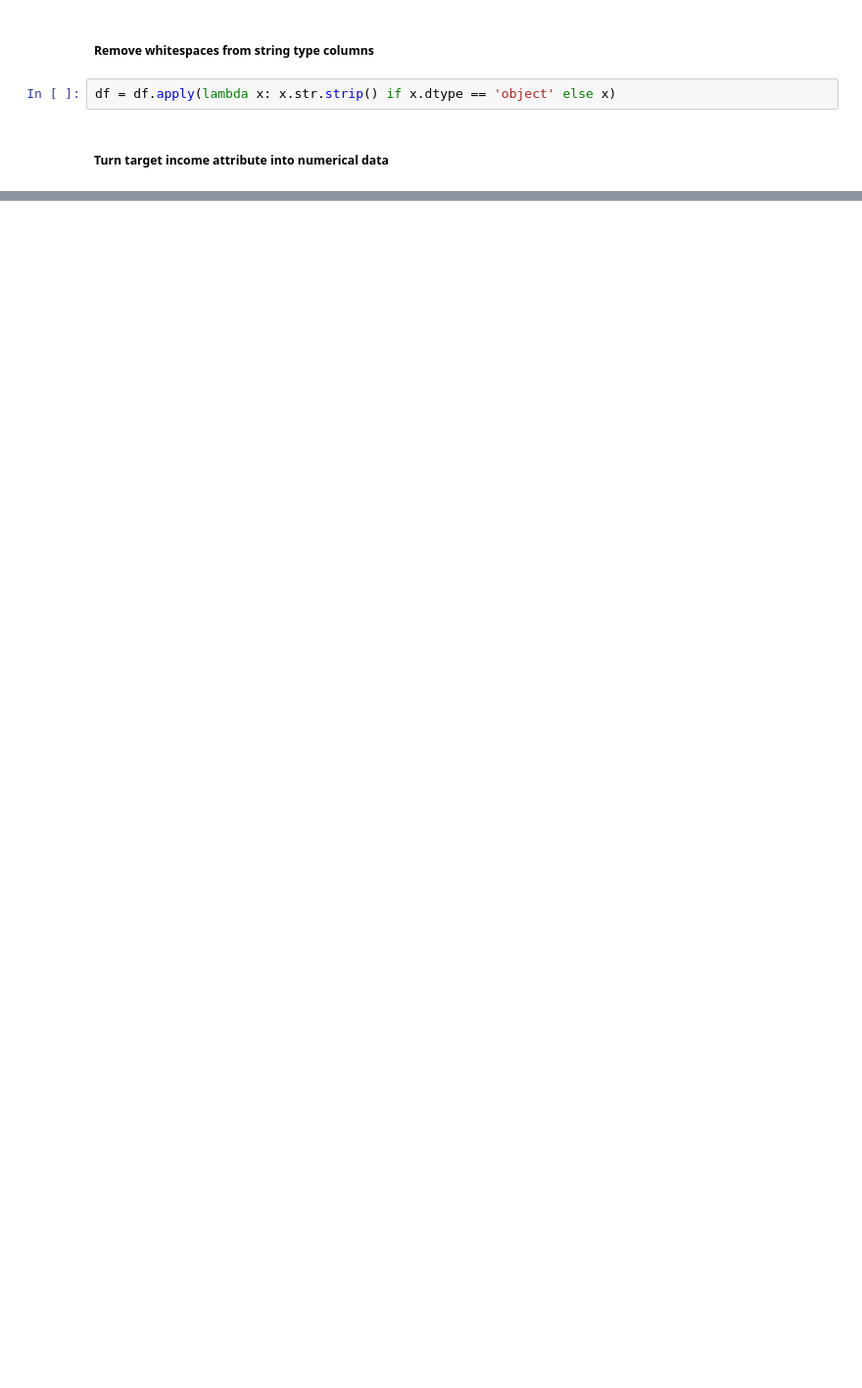
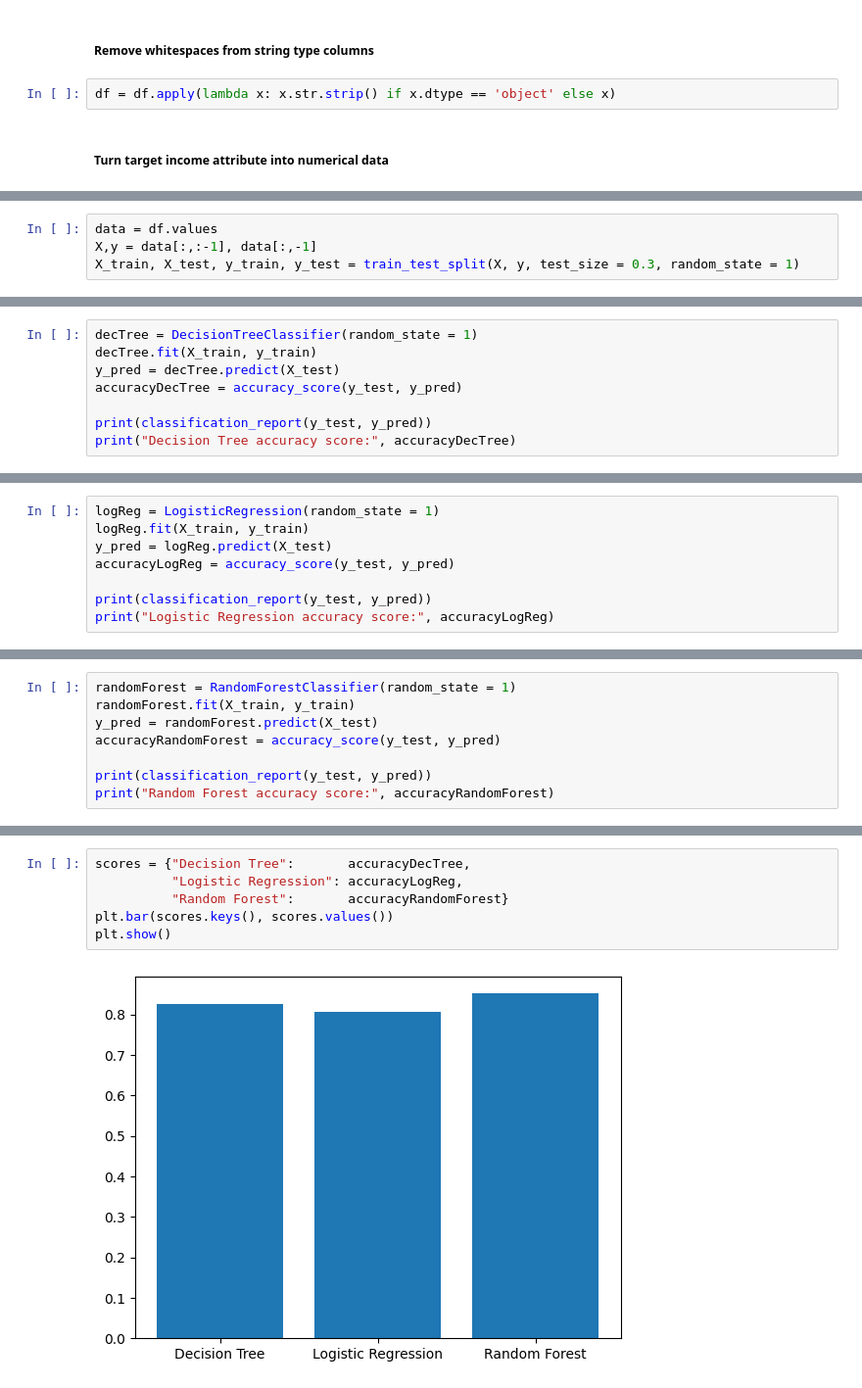
Before and after one commit to michaelslavev/4IZ566-python-semestral, a Jupyter notebook: Income_classification.ipynb, the cells around one changed output, grey strips where cells are left out. Shown: that part at 98% size. Saved outputs shown, nothing was run; the diff lists cells and outputs as text; blank space fills up the shorter version.

```diff
--- a/Income_classification.ipynb
+++ b/Income_classification.ipynb
@@ -245,0 +292,4 @@ df
+# %%
+data = df.values
+X,y = data[:,:-1], data[:,-1]
+X_train, X_test, y_train, y_test = train_test_split(X, y, test_size = 0.3, random_state = 1)
@@ -245,0 +298,8 @@ df
+# %%
+decTree = DecisionTreeClassifier(random_state = 1)
+decTree.fit(X_train, y_train)
+y_pred = decTree.predict(X_test)
+accuracyDecTree = accuracy_score(y_test, y_pred)
+
+print(classification_report(y_test, y_pred))
+print("Decision Tree accuracy score:", accuracyDecTree)
@@ -245,0 +319,8 @@ df
+# %%
+logReg = LogisticRegression(random_state = 1)
+logReg.fit(X_train, y_train)
+y_pred = logReg.predict(X_test)
+accuracyLogReg = accuracy_score(y_test, y_pred)
+
+print(classification_report(y_test, y_pred))
+print("Logistic Regression accuracy score:", accuracyLogReg)
@@ -245,0 +340,8 @@ df
+# %%
+randomForest = RandomForestClassifier(random_state = 1)
+randomForest.fit(X_train, y_train)
+y_pred = randomForest.predict(X_test)
+accuracyRandomForest = accuracy_score(y_test, y_pred)
+
+print(classification_report(y_test, y_pred))
+print("Random Forest accuracy score:", accuracyRandomForest)
@@ -245,0 +361,8 @@ df
+# %%
+scores = {"Decision Tree":       accuracyDecTree,
+          "Logistic Regression": accuracyLogReg,
+          "Random Forest":       accuracyRandomForest}
+plt.bar(scores.keys(), scores.values())
+plt.show()
+# %% [output]
+[figure, added]
```
Also changed, not shown: parts of 36 cells of this notebook.
